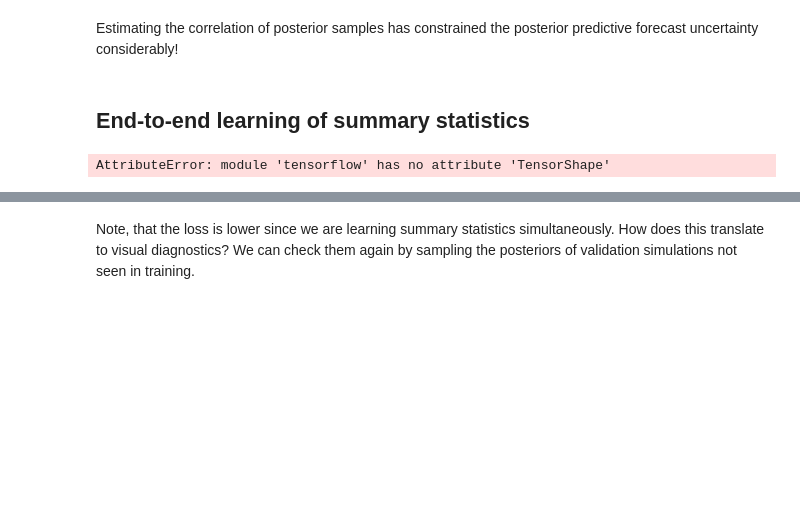
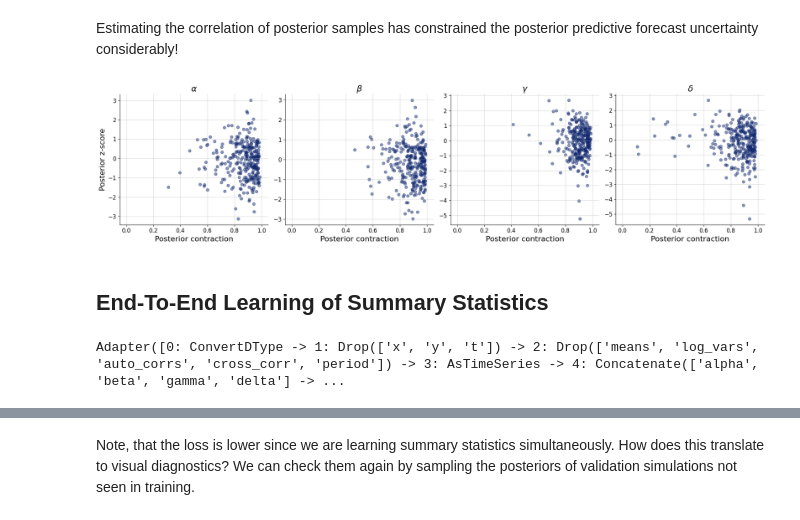
Before and after one commit to bayesflow-org/bayesflow_workshops, a Jupyter notebook: learn_bayes/notebooks/Example_Lotka_Volterra_Estimation.ipynb, the cells around one changed output, grey strips where cells are left out. Cells and saved outputs as stored; diff of their text form; code cells hidden in the pictures; blank space fills up the shorter version.

```diff
--- a/learn_bayes/notebooks/Example_Lotka_Volterra_Estimation.ipynb
+++ b/learn_bayes/notebooks/Example_Lotka_Volterra_Estimation.ipynb
@@ -308,44 +312,31 @@ plt.axvline(5, color="grey", linestyle=":");
 # %% [markdown]
 Estimating the correlation of posterior samples has constrained the posterior predictive forecast uncertainty considerably!
 # %%
-bf.diagnostics.plots.z_score_contraction(
+fig = bf.diagnostics.plots.z_score_contraction(
     estimates=post_draws,
-    targets=val_sims,
+    targets=validation_data,
     variable_names=par_names
 )
-plt.show()
+# %% [output]
+[figure, added]
 # %% [markdown]
-## End-to-end learning of summary statistics
+## End-To-End Learning of Summary Statistics
 # %%
 inference_network = bf.networks.FlowMatching()
 
-summary_network = bf.networks.FusionTransformer()
+summary_network = bf.networks.TimeSeriesNetwork()
-# %% [output]
-AttributeError: module 'tensorflow' has no attribute 'TensorShape'
 # %%
-learned_sumstat_adapter = (
+e2e_adapter = (
     bf.adapters.Adapter()
-
-    # convert any non-arrays to numpy arrays
-    .to_array()
-
-    # convert from numpy's default float64 to deep learning friendly float32
     .convert_dtype("float64", "float32")
-
-    # drop unobserved full trajectories
     .drop(["x", "y", "t"])
-
-    # drop expert statistics
     .drop(["means", "log_vars", "auto_corrs", "cross_corr", "period"])
-
-    # standardize target variables to zero mean and unit variance
-    .standardize(exclude=["observed_x", "observed_y", "observed_t"])
     .as_time_series(["observed_x", "observed_y", "observed_t"])
-    .standardize(include=["observed_x", "observed_y", "observed_t"], axis=(0,1)) # make sure to standardize whole timeseries
-
-    # rename the variables to match the required approximator inputs
     .concatenate(["alpha", "beta", "gamma", "delta"], into="inference_variables")
     .concatenate(["observed_x", "observed_y", "observed_t"], into="summary_variables")
+    .standardize(include=["inference_variables", "summary_variables"])
 )
-learned_sumstat_adapter
+e2e_adapter
+# %% [output]
+Adapter([0: ConvertDType -> 1: Drop(['x', 'y', 't']) -> 2: Drop(['means', 'log_vars', 'auto_corrs', 'cross_corr', 'period']) -> 3: AsTimeSeries -> 4: Concatenate(['alpha', 'beta', 'gamma', 'delta'] -> ...
 # %%
```
Also changed, not shown: parts of 16 cells of this notebook.
